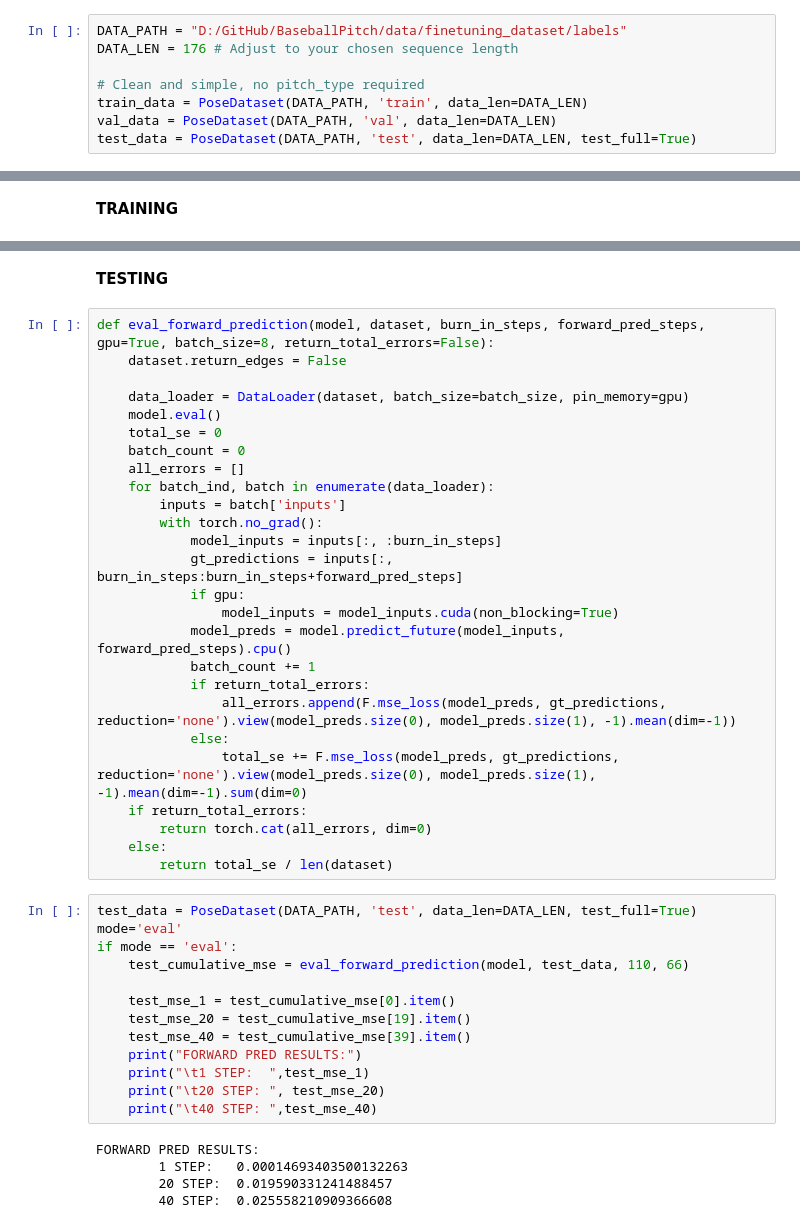
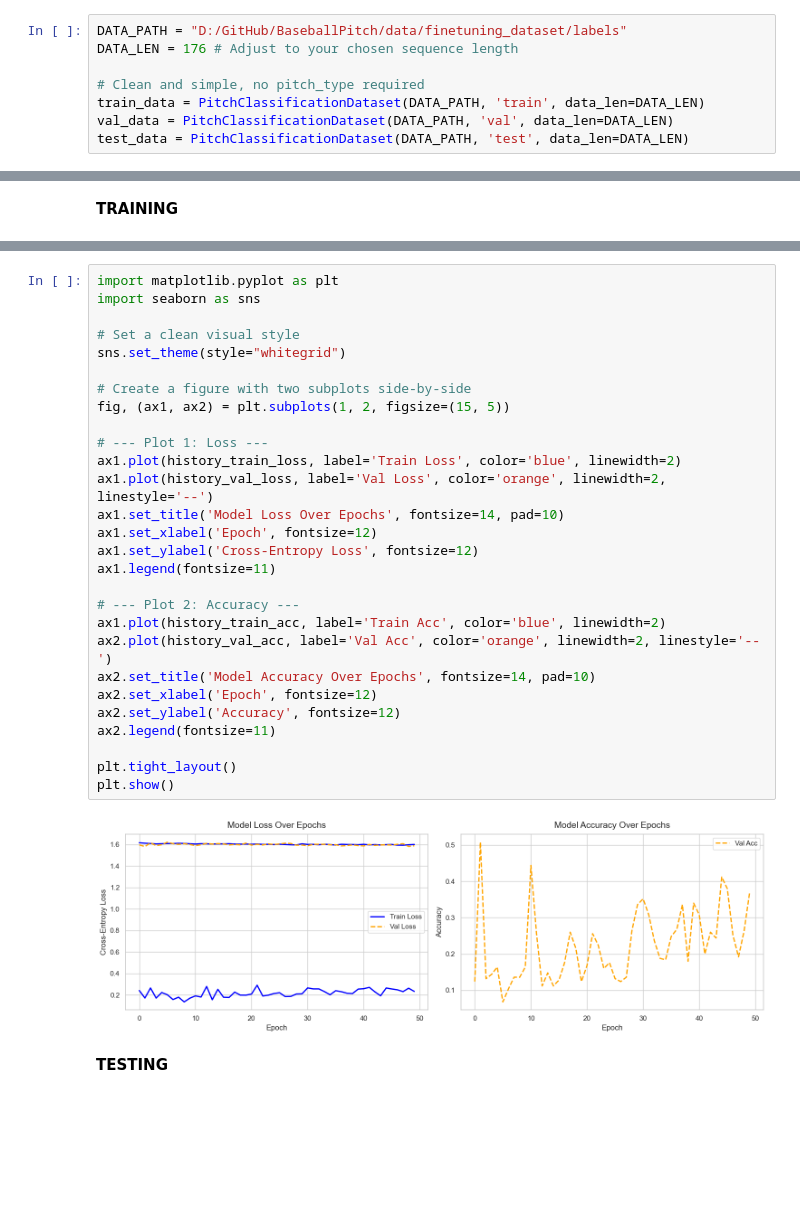
Before and after one commit to ReillyMcDowell/BaseballPitch, a Jupyter notebook: modules/pitch_classification/NRI_2_STGCN.ipynb, the cells around one changed output, grey strips where cells are left out. Cells and saved outputs as stored; diff of their text form; blank space fills up the shorter version.

```diff
--- a/modules/pitch_classification/NRI_2_STGCN.ipynb
+++ b/modules/pitch_classification/NRI_2_STGCN.ipynb
@@ -225,6 +142,6 @@ DATA_PATH = "D:/GitHub/BaseballPitch/data/finetuning_dataset/labels"
 DATA_LEN = 176 # Adjust to your chosen sequence length
 
 # Clean and simple, no pitch_type required
-train_data = PoseDataset(DATA_PATH, 'train', data_len=DATA_LEN)
-val_data = PoseDataset(DATA_PATH, 'val', data_len=DATA_LEN)
-test_data = PoseDataset(DATA_PATH, 'test', data_len=DATA_LEN, test_full=True)
+train_data = PitchClassificationDataset(DATA_PATH, 'train', data_len=DATA_LEN)
+val_data = PitchClassificationDataset(DATA_PATH, 'val', data_len=DATA_LEN)
+test_data = PitchClassificationDataset(DATA_PATH, 'test', data_len=DATA_LEN)
@@ -761,46 +384,32 @@ KeyboardInterrupt:
+# %%
+import matplotlib.pyplot as plt
+import seaborn as sns
+
+# Set a clean visual style
+sns.set_theme(style="whitegrid")
+
+# Create a figure with two subplots side-by-side
+fig, (ax1, ax2) = plt.subplots(1, 2, figsize=(15, 5))
+
+# --- Plot 1: Loss ---
+ax1.plot(history_train_loss, label='Train Loss', color='blue', linewidth=2)
+ax1.plot(history_val_loss, label='Val Loss', color='orange', linewidth=2, linestyle='--')
+ax1.set_title('Model Loss Over Epochs', fontsize=14, pad=10)
+ax1.set_xlabel('Epoch', fontsize=12)
+ax1.set_ylabel('Cross-Entropy Loss', fontsize=12)
+ax1.legend(fontsize=11)
+
+# --- Plot 2: Accuracy ---
+ax1.plot(history_train_acc, label='Train Acc', color='blue', linewidth=2)
+ax2.plot(history_val_acc, label='Val Acc', color='orange', linewidth=2, linestyle='--')
+ax2.set_title('Model Accuracy Over Epochs', fontsize=14, pad=10)
+ax2.set_xlabel('Epoch', fontsize=12)
+ax2.set_ylabel('Accuracy', fontsize=12)
+ax2.legend(fontsize=11)
+
+plt.tight_layout()
+plt.show()
+# %% [output]
+[figure, added]
 # %% [markdown]
 **TESTING**
-# %%
-def eval_forward_prediction(model, dataset, burn_in_steps, forward_pred_steps, gpu=True, batch_size=8, return_total_errors=False):
-    dataset.return_edges = False
-
-    data_loader = DataLoader(dataset, batch_size=batch_size, pin_memory=gpu)
-    model.eval()
-    total_se = 0
-    batch_count = 0
-    all_errors = []
-    for batch_ind, batch in enumerate(data_loader):
-        inputs = batch['inputs']
-        with torch.no_grad():
-            model_inputs = inputs[:, :burn_in_steps]
-            gt_predictions = inputs[:, burn_in_steps:burn_in_steps+forward_pred_steps]
-            if gpu:
-                model_inputs = model_inputs.cuda(non_blocking=True)
-            model_preds = model.predict_future(model_inputs, forward_pred_steps).cpu()
-            batch_count += 1
-            if return_total_errors:
-                all_errors.append(F.mse_loss(model_preds, gt_predictions, reduction='none').view(model_preds.size(0), model_preds.size(1), -1).mean(dim=-1))
-            else:
-                total_se += F.mse_loss(model_preds, gt_predictions, reduction='none').view(model_preds.size(0), model_preds.size(1), -1).mean(dim=-1).sum(dim=0)
-    if return_total_errors:
-        return torch.cat(all_errors, dim=0)
-    else:
-        return total_se / len(dataset)
-# %%
-test_data = PoseDataset(DATA_PATH, 'test', data_len=DATA_LEN, test_full=True)
-mode='eval'
-if mode == 'eval':
-    test_cumulative_mse = eval_forward_prediction(model, test_data, 110, 66)
-
-    test_mse_1 = test_cumulative_mse[0].item()
-    test_mse_20 = test_cumulative_mse[19].item()
-    test_mse_40 = test_cumulative_mse[39].item()
-    print("FORWARD PRED RESULTS:")
-    print("\t1 STEP:  ",test_mse_1)
-    print("\t20 STEP: ", test_mse_20)
-    print("\t40 STEP: ",test_mse_40)
-# %% [output]
-FORWARD PRED RESULTS:
-        1 STEP:   0.00014693403500132263
-        20 STEP:  0.019590331241488457
-        40 STEP:  0.025558210909366608
```
Also changed, not shown: parts of 30 cells of this notebook, 11 other files.
